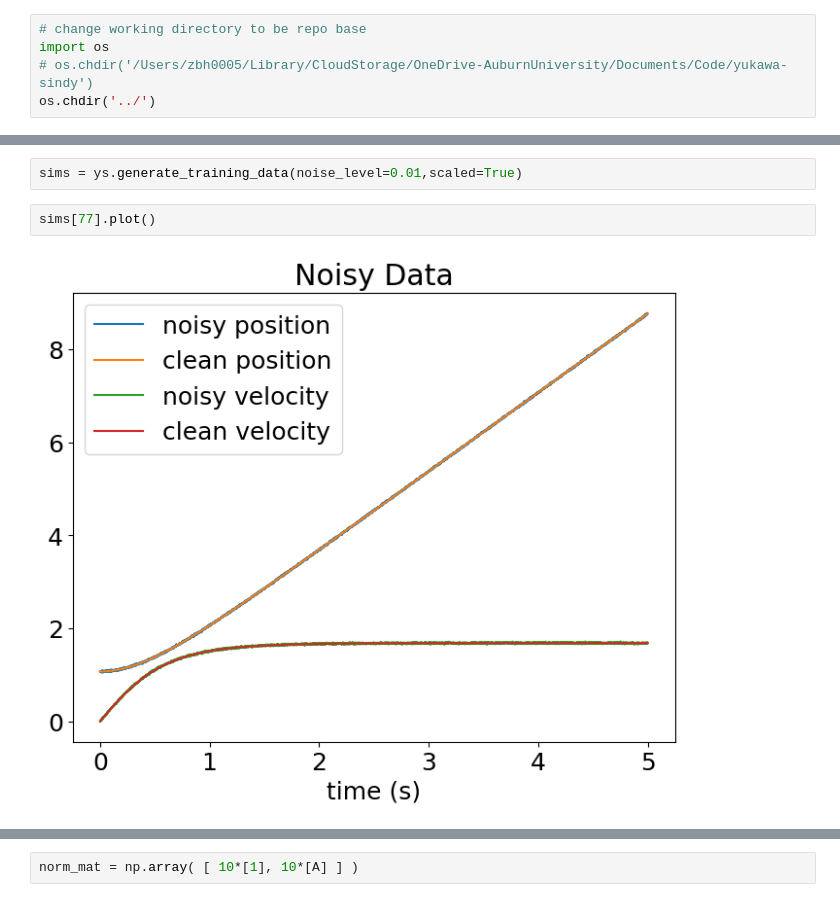
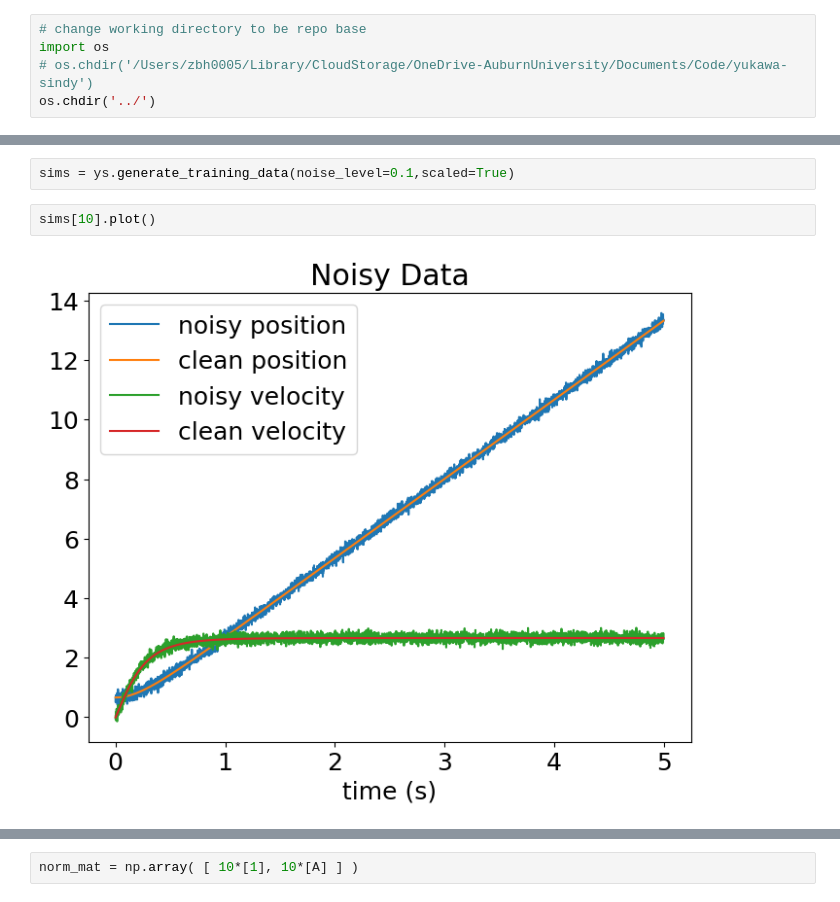
Before and after one commit to zbrookshowe/yukawa-sindy, a Jupyter notebook: calculations/cross_val.ipynb, the cells around one changed output, grey strips where cells are left out. Drawn from its saved outputs; the diff is of its cells as text.

```diff
--- a/calculations/cross_val.ipynb
+++ b/calculations/cross_val.ipynb
@@ -180,7 +179,7 @@ def cross_validate(all_data:list, threshold:float, feature_library:ps.feature_li
 # %%
-sims = ys.generate_training_data(noise_level=0.01,scaled=True)
+sims = ys.generate_training_data(noise_level=0.1,scaled=True)
 # %%
-sims[77].plot()
+sims[10].plot()
 # %% [output]
-[figure, old version]
+[figure, new version]
 # %%
```
Also changed, not shown: parts of 13 cells of this notebook.
